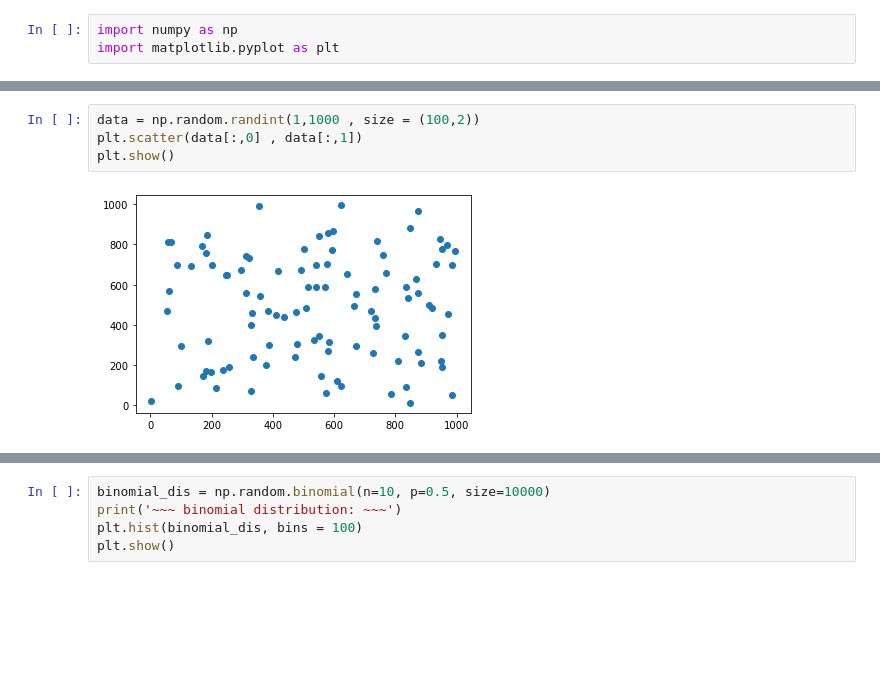
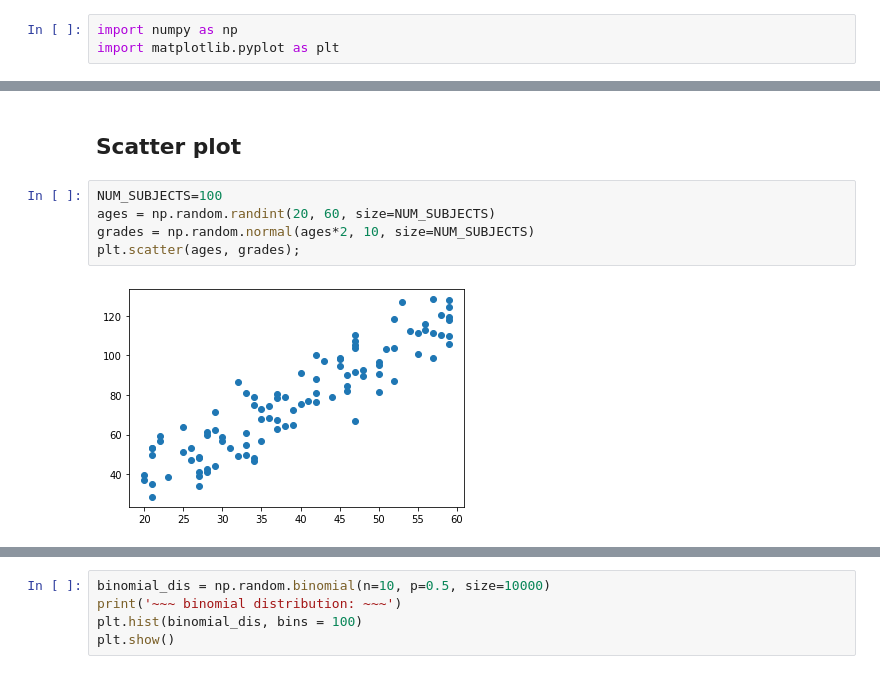
Before and after one commit to erelsgl-at-ariel/research-5782, a Jupyter notebook: 03-NumpyStack/0.code/2.matplotlib.ipynb, the cells around one changed output, grey strips where cells are left out. Saved outputs shown, nothing was run; the diff lists cells and outputs as text; blank space fills up the shorter version.

```diff
--- a/03-NumpyStack/0.code/2.matplotlib.ipynb
+++ b/03-NumpyStack/0.code/2.matplotlib.ipynb
@@ -28,7 +38,10 @@ plt.show()
-# %%
-data = np.random.randint(1,1000 , size = (100,2))
-plt.scatter(data[:,0] , data[:,1])
-plt.show()
-# %% [output]
-[figure, removed]
+# %% [markdown]
+## Scatter plot
+# %%
+NUM_SUBJECTS=100
+ages = np.random.randint(20, 60, size=NUM_SUBJECTS)
+grades = np.random.normal(ages*2, 10, size=NUM_SUBJECTS)
+plt.scatter(ages, grades);
+# %% [output]
+[figure, added]
 # %%
```
Also changed, not shown: parts of 18 cells of this notebook, 4 other files.
